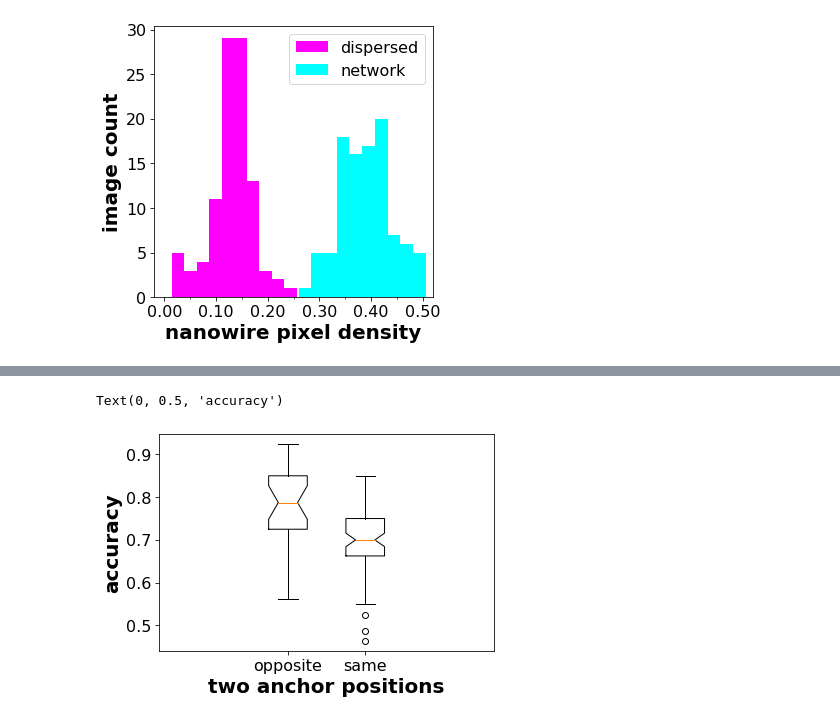
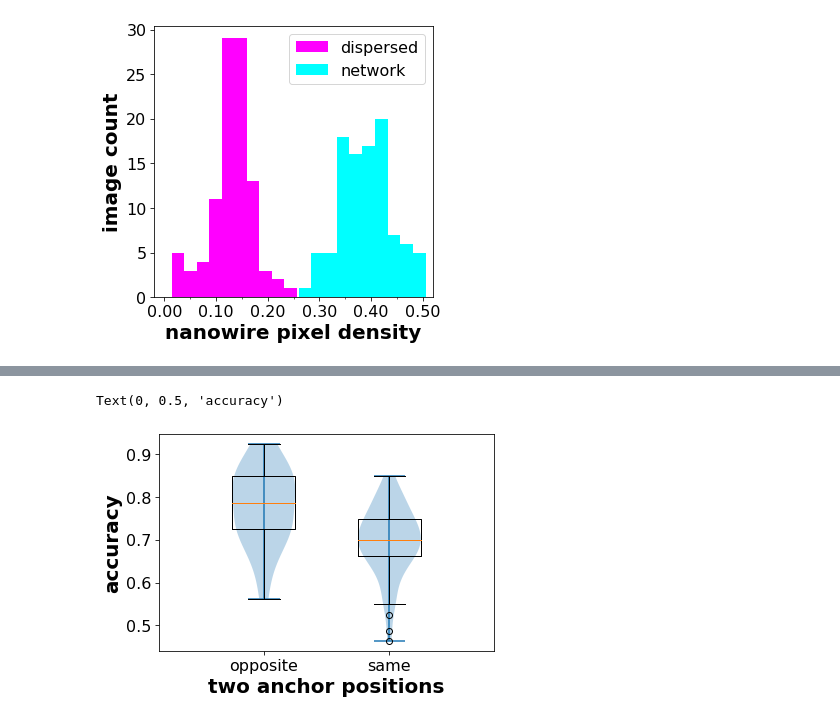
Before and after one commit to arthijayaraman-lab/semi-supervised_learning_microscopy_images, a Jupyter notebook: notebooks/one-shot learning result plots.ipynb, the cells around one changed output, grey strips where cells are left out. Drawn from its saved outputs; the diff is of its cells as text; code cells hidden in the pictures.

```diff
--- a/notebooks/one-shot learning result plots.ipynb
+++ b/notebooks/one-shot learning result plots.ipynb
@@ -497,14 +489,15 @@ for i in range(len(random_seed_list)):
 # %%
 # plot the classification accuracy of anchors on opposite or on the same side of the medians of the two morphologies
 nega = np.reshape(classification_result['%s' % (models[0])][-1][:, :, 0], (-1, 1))[np.where(np.reshape(sign_anchor_median, (-1, 1))==-1)[0]]
 posi = np.reshape(classification_result['%s' % (models[0])][-1][:, :, 0], (-1, 1))[np.where(np.reshape(sign_anchor_median, (-1, 1))==1)[0]]
 fig, ax= plt.subplots()
-plt.boxplot([nega, posi], notch=True, positions=[1, 1.3])
-ax.set_xticks(([1, 1.3]))
+plt.violinplot([nega, posi], positions=[1, 1.6], widths=0.3)
+plt.boxplot([nega, posi], notch=False, positions=[1, 1.6], widths=0.3)
+ax.set_xticks(([1, 1.6]))
 ax.set_xticklabels(['opposite', 'same'])
 ax.tick_params(labelsize=16, length=4)
 ax.set_xlabel(r'two anchor positions', fontsize=20, fontweight='bold')
 ax.set_ylabel(r'accuracy', fontsize=20, fontweight='bold')
 # %% [output]
 Text(0, 0.5, 'accuracy')
-[figure, old version]
+[figure, new version]
```
Also changed, not shown: parts of 9 cells of this notebook.
